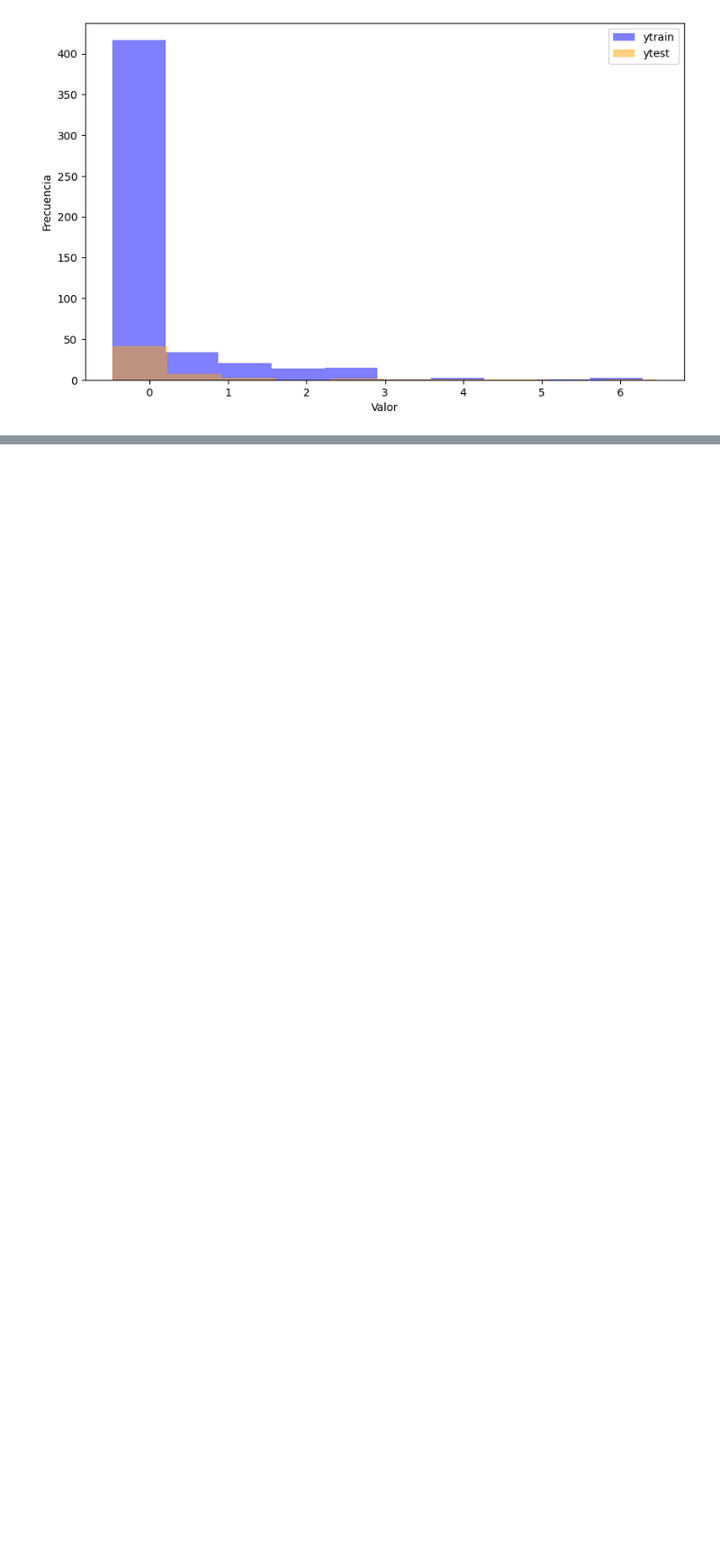
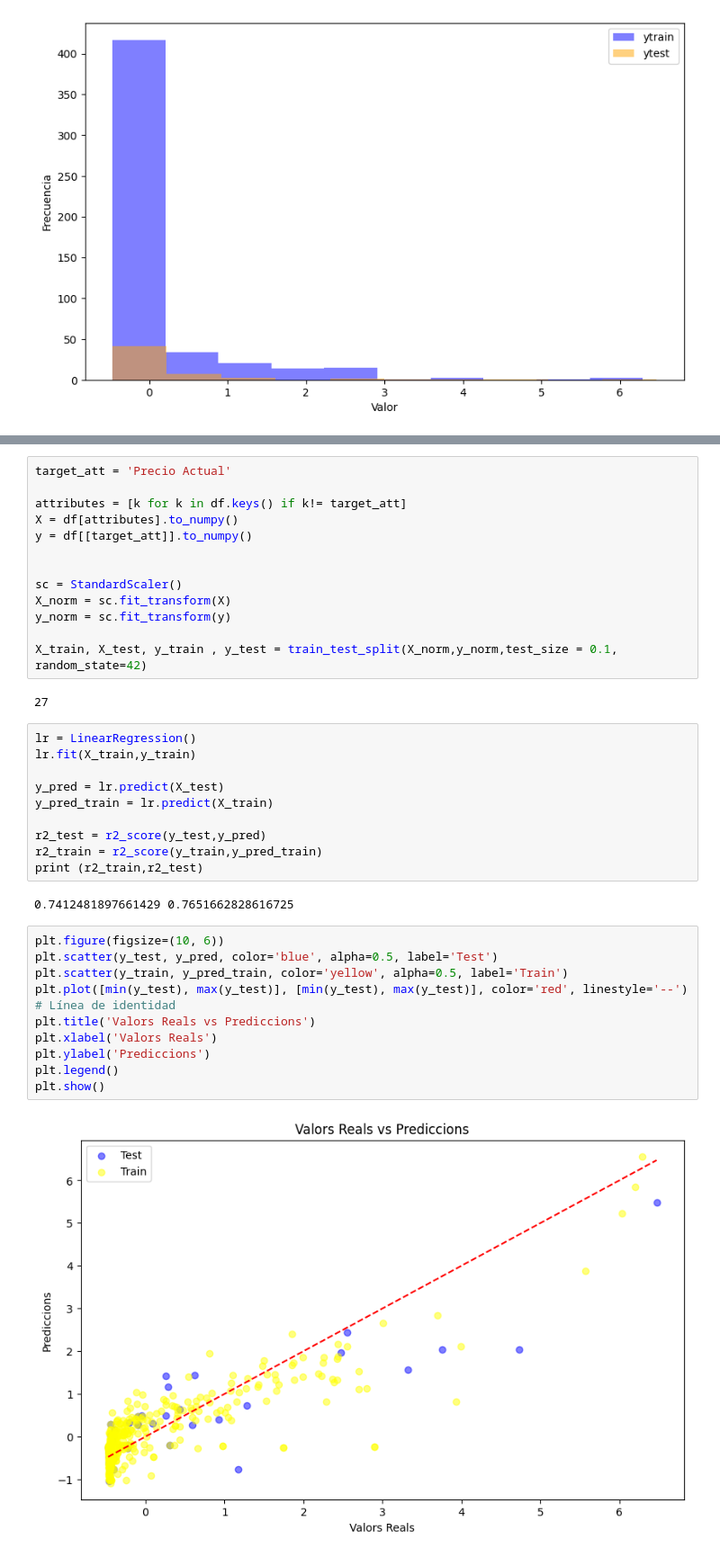
Before and after one commit to SantiMiquel/FantasyRegression, a Jupyter notebook: fantasy.ipynb, the cells around one changed output, grey strips where cells are left out. Shown at 90% size. Cells and saved outputs as stored; diff of their text form; blank space fills up the shorter version.

```diff
--- a/fantasy.ipynb
+++ b/fantasy.ipynb
@@ -190,3 +175,42 @@ plt.show()
+# %%
+target_att = 'Precio Actual'
+
+attributes = [k for k in df.keys() if k!= target_att]
+X = df[attributes].to_numpy()
+y = df[[target_att]].to_numpy()
+
+
+sc = StandardScaler()
+X_norm = sc.fit_transform(X)
+y_norm = sc.fit_transform(y)
+
+X_train, X_test, y_train , y_test = train_test_split(X_norm,y_norm,test_size = 0.1, random_state=42)
+# %% [output]
+27
+# %%
+lr = LinearRegression()
+lr.fit(X_train,y_train)
+
+y_pred = lr.predict(X_test)
+y_pred_train = lr.predict(X_train)
+
+r2_test = r2_score(y_test,y_pred)
+r2_train = r2_score(y_train,y_pred_train)
+print (r2_train,r2_test)
+# %% [output]
+0.7412481897661429 0.7651662828616725
+# %%
+plt.figure(figsize=(10, 6))
+plt.scatter(y_test, y_pred, color='blue', alpha=0.5, label='Test')
+plt.scatter(y_train, y_pred_train, color='yellow', alpha=0.5, label='Train')
+plt.plot([min(y_test), max(y_test)], [min(y_test), max(y_test)], color='red', linestyle='--')  # Línea de identidad
+plt.title('Valors Reals vs Prediccions')
+plt.xlabel('Valors Reals')
+plt.ylabel('Prediccions')
+plt.legend()
+plt.show()
+# %% [output]
+[figure, added]
 # %%
 lass = LassoCV(cv=5, random_state=40)
 lass.fit(X_train,y_train)
```
Also changed, not shown: parts of 16 cells of this notebook.
